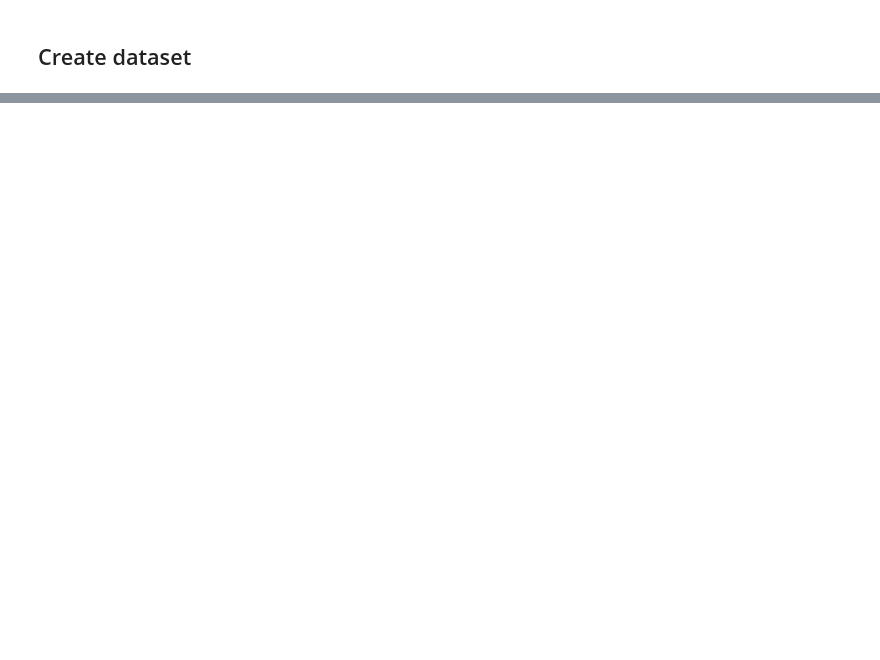
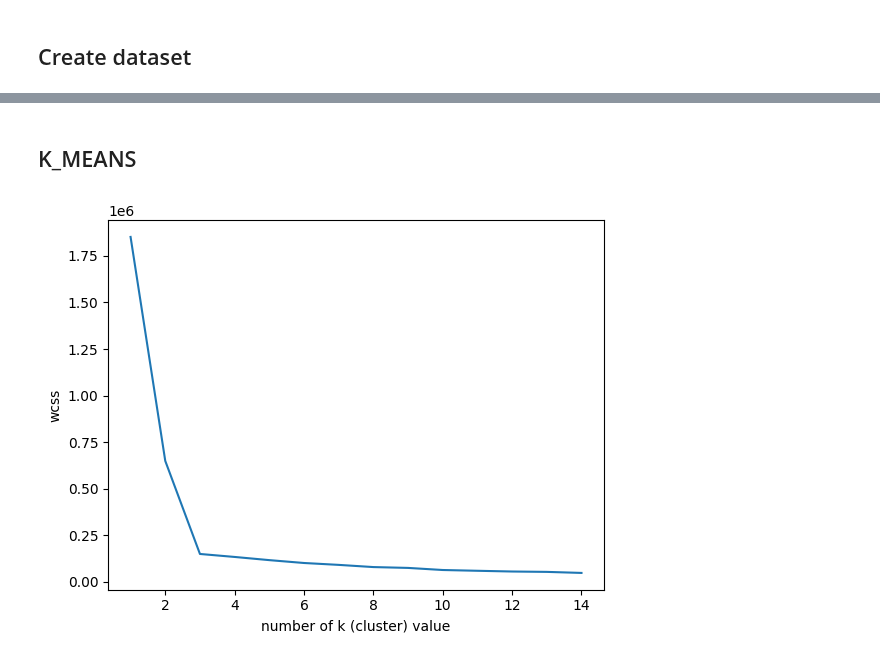
Before and after one commit to akalinirem/machine_learning, a Jupyter notebook: pages/clustering/k_means.ipynb, the cells around one changed output, grey strips where cells are left out. Saved outputs shown, nothing was run; the diff lists cells and outputs as text; code cells hidden in the pictures; blank space fills up the shorter version.

```diff
--- a/pages/clustering/k_means.ipynb
+++ b/pages/clustering/k_means.ipynb
@@ -64,0 +65,2 @@ plt.show()
+# %% [markdown]
+## K_MEANS
@@ -64,0 +69,16 @@ plt.show()
+# %%
+wcss = []
+
+for k in range (1,15):
+    kmeans = KMeans(n_clusters = k)
+    kmeans.fit(data)
+
+    # inertia_ --> Herbir k için wcss değerini bul.
+    wcss.append(kmeans.inertia_)
+# %%
+plt.plot(range(1,15),wcss)
+plt.xlabel("number of k (cluster) value")
+plt.ylabel("wcss")
+plt.show()
+# %% [output]
+[figure, added]
```
Also changed, not shown: parts of 12 cells of this notebook.
